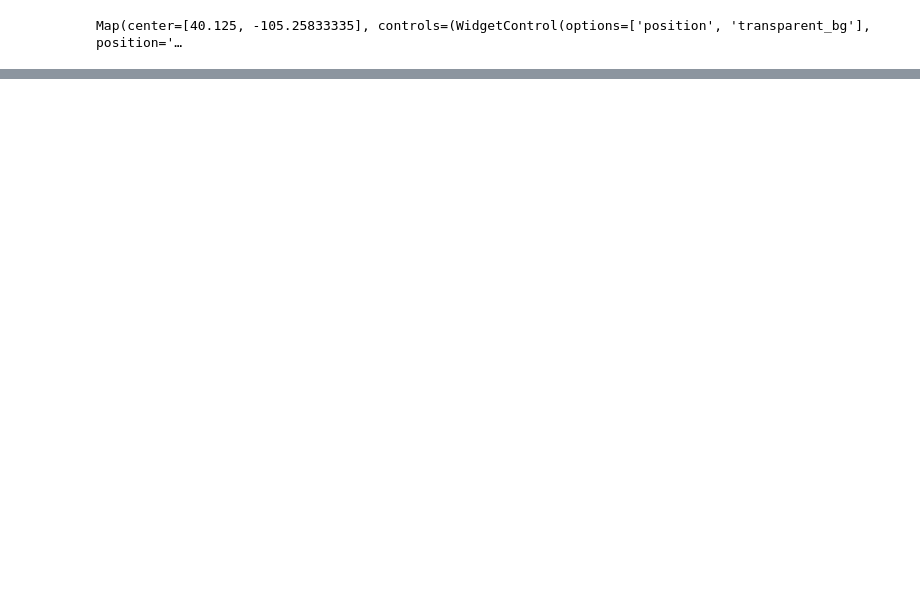
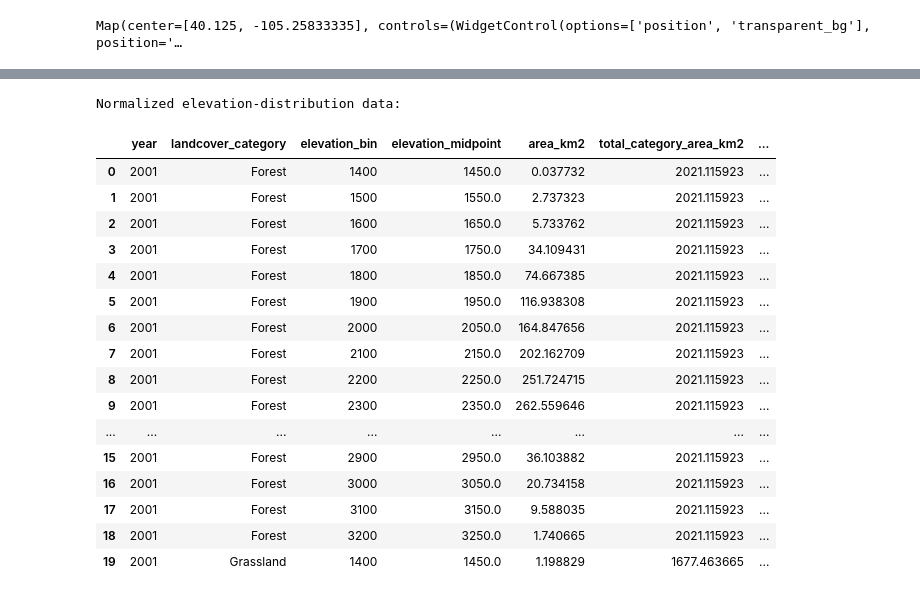
Before and after one commit to xinranzhou2059/front-range-forest-change, a Jupyter notebook: tutorials/Sick_project_0627.ipynb, the cells around one changed output, grey strips where cells are left out. Saved outputs shown, nothing was run; the diff lists cells and outputs as text; code cells hidden in the pictures; blank space fills up the shorter version.

```diff
--- a/tutorials/Sick_project_0627.ipynb
+++ b/tutorials/Sick_project_0627.ipynb
@@ -1000,0 +1584,59 @@ Low band decreases: {11: 5131.952941176471, 21: 15771.305882352943, 22: 7963.215
+# %%
+# ============================================================
+# 7. Calculate normalized elevation distributions
+# ============================================================
+
+# Total area of each category in each year
+area_complete['total_category_area_km2'] = (
+    area_complete
+    .groupby(
+        ['year', 'landcover_category']
+    )['area_km2']
+    .transform('sum')
+)
+
+# Percentage of a category's total area occurring
+# in each elevation interval
+area_complete['area_share_percent'] = np.where(
+    area_complete['total_category_area_km2'] > 0,
+    (
+        area_complete['area_km2']
+        / area_complete['total_category_area_km2']
+        * 100
+    ),
+    0
+)
+
+print('\nNormalized elevation-distribution data:')
+display(
+    area_complete[
+        [
+            'year',
+            'landcover_category',
+            'elevation_bin',
+            'elevation_midpoint',
+            'area_km2',
+            'total_category_area_km2',
+            'area_share_percent'
+        ]
+    ].head(20)
+)
+# %% [output]
+Normalized elevation-distribution data:
+|  | year | landcover_category | elevation_bin | elevation_midpoint | area_km2 | total_category_area_km2 | ... |
+| 0 | 2001 | Forest | 1400 | 1450.0 | 0.037732 | 2021.115923 | ... |
+| 1 | 2001 | Forest | 1500 | 1550.0 | 2.737323 | 2021.115923 | ... |
+| 2 | 2001 | Forest | 1600 | 1650.0 | 5.733762 | 2021.115923 | ... |
+| 3 | 2001 | Forest | 1700 | 1750.0 | 34.109431 | 2021.115923 | ... |
+| 4 | 2001 | Forest | 1800 | 1850.0 | 74.667385 | 2021.115923 | ... |
+| 5 | 2001 | Forest | 1900 | 1950.0 | 116.938308 | 2021.115923 | ... |
+| 6 | 2001 | Forest | 2000 | 2050.0 | 164.847656 | 2021.115923 | ... |
+| 7 | 2001 | Forest | 2100 | 2150.0 | 202.162709 | 2021.115923 | ... |
+| 8 | 2001 | Forest | 2200 | 2250.0 | 251.724715 | 2021.115923 | ... |
+| 9 | 2001 | Forest | 2300 | 2350.0 | 262.559646 | 2021.115923 | ... |
+| ... | ... | ... | ... | ... | ... | ... | ... |
+| 15 | 2001 | Forest | 2900 | 2950.0 | 36.103882 | 2021.115923 | ... |
+| 16 | 2001 | Forest | 3000 | 3050.0 | 20.734158 | 2021.115923 | ... |
+| 17 | 2001 | Forest | 3100 | 3150.0 | 9.588035 | 2021.115923 | ... |
+| 18 | 2001 | Forest | 3200 | 3250.0 | 1.740665 | 2021.115923 | ... |
+| 19 | 2001 | Grassland | 1400 | 1450.0 | 1.198829 | 1677.463665 | ... |
```
Also changed, not shown: parts of 45 cells of this notebook, 5 other files.
